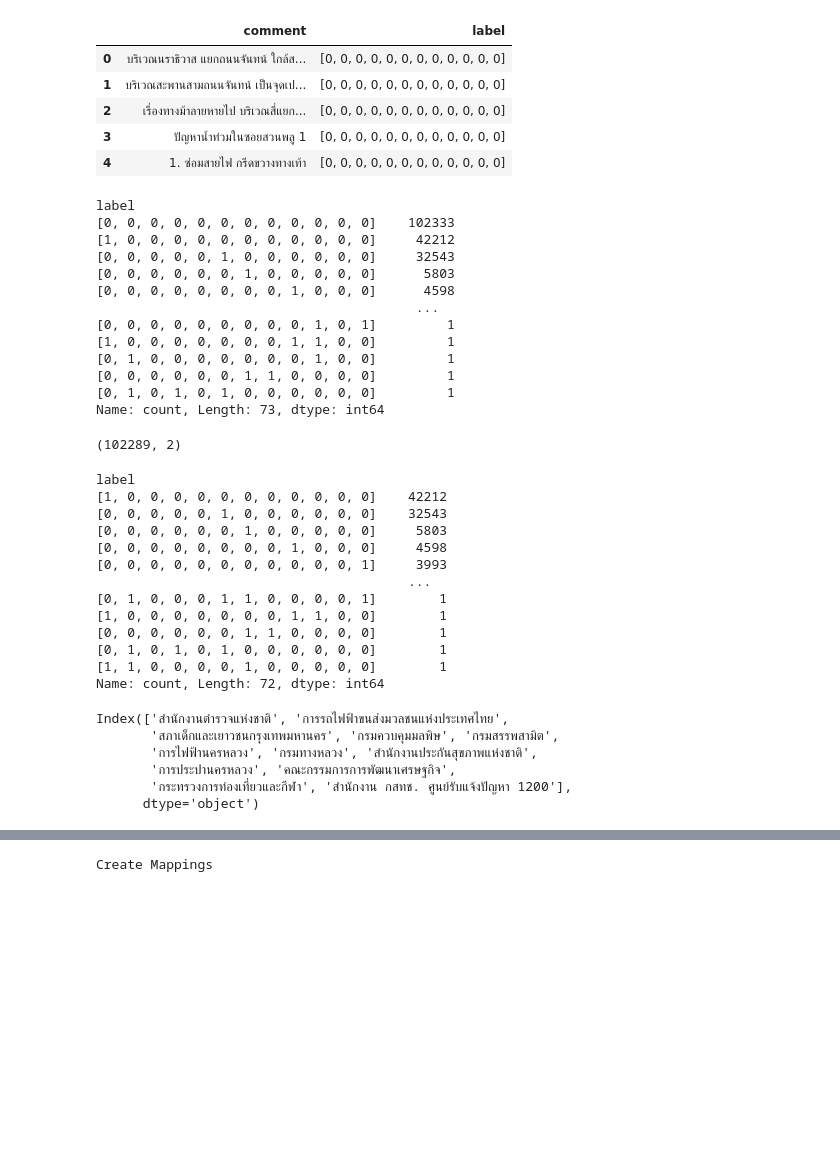
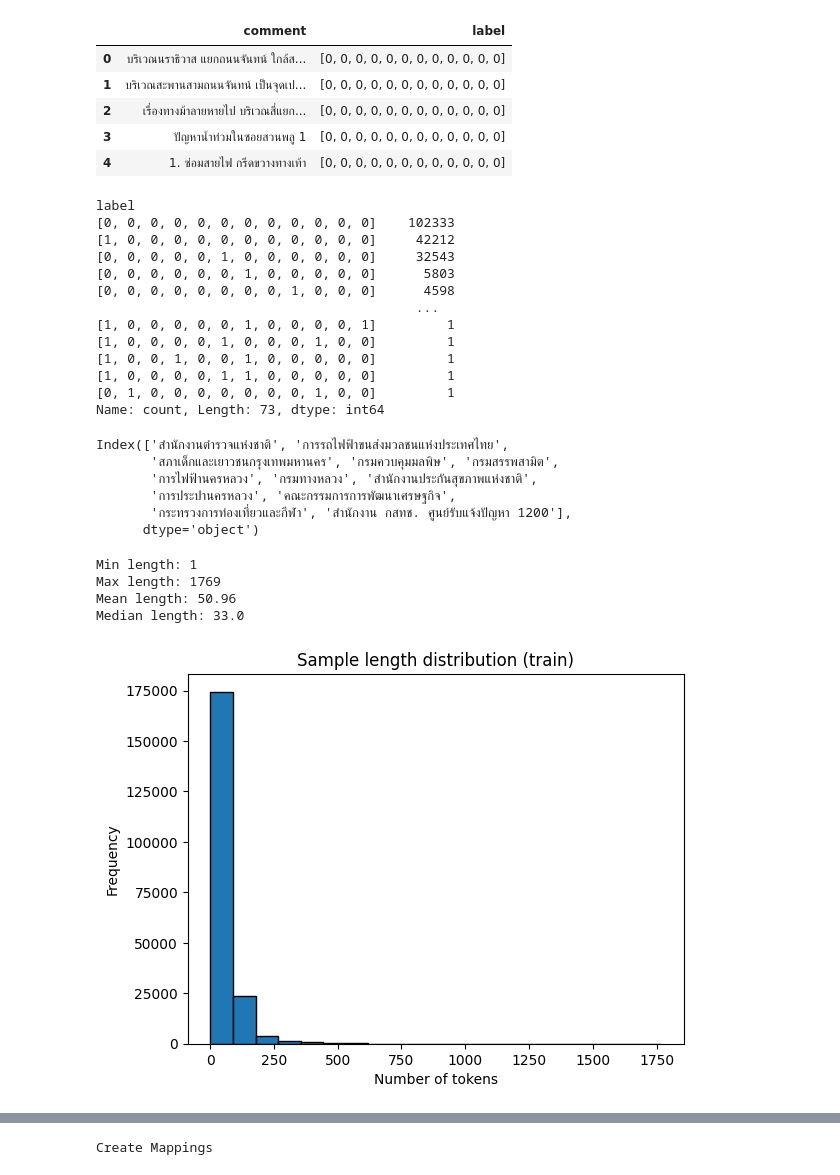
Before and after one commit to bookpanda/2110446-DATA-SCI-ENG, a Jupyter notebook: kaggle/midterm-traffy.ipynb, the cells around one changed output, grey strips where cells are left out. Saved outputs shown, nothing was run; the diff lists cells and outputs as text; code cells hidden in the pictures; blank space fills up the shorter version.

```diff
--- a/kaggle/midterm-traffy.ipynb
+++ b/kaggle/midterm-traffy.ipynb
@@ -53,8 +57,8 @@ VBox(children=(HTML(value='<center> <img\nsrc=https://huggingface.co/front/asset
 # %%
-# train_df = pd.read_csv('train.csv')
-# test_df = pd.read_csv('test.csv')
-train_df = pd.read_csv('/kaggle/input/dataset/train.csv')
-test_df = pd.read_csv('/kaggle/input/dataset/test.csv')
+train_df = pd.read_csv('train.csv')
+test_df = pd.read_csv('test.csv')
+# train_df = pd.read_csv('/kaggle/input/dataset/train.csv')
+# test_df = pd.read_csv('/kaggle/input/dataset/test.csv')
 train_df.head()
 # %% [output]
 |  | id | comment | สำนักงานตำรวจแห่งชาติ | การรถไฟฟ้าขนส่งมวลชนแห่งประเทศไทย | สภาเด็กและเยาวชนกรุงเทพมหานคร | กรมควบคุมมลพิษ | ... |
@@ -119,31 +123,12 @@ label
 [0, 0, 0, 0, 0, 0, 1, 0, 0, 0, 0, 0]      5803
 [0, 0, 0, 0, 0, 0, 0, 0, 1, 0, 0, 0]      4598
                                          ...
-[0, 0, 0, 0, 0, 0, 0, 0, 0, 1, 0, 1]         1
-[1, 0, 0, 0, 0, 0, 0, 0, 1, 1, 0, 0]         1
+[1, 0, 0, 0, 0, 0, 1, 0, 0, 0, 0, 1]         1
+[1, 0, 0, 0, 0, 1, 0, 0, 0, 1, 0, 0]         1
+[1, 0, 0, 1, 0, 0, 1, 0, 0, 0, 0, 0]         1
+[1, 0, 0, 0, 0, 1, 1, 0, 0, 0, 0, 0]         1
 [0, 1, 0, 0, 0, 0, 0, 0, 0, 1, 0, 0]         1
-[0, 0, 0, 0, 0, 0, 1, 1, 0, 0, 0, 0]         1
-[0, 1, 0, 1, 0, 1, 0, 0, 0, 0, 0, 0]         1
 Name: count, Length: 73, dtype: int64
-# %%
-train_df = train_df.loc[train_df['label'].apply(lambda x: sum(x) != 0)]
-print(train_df.shape)
-train_df['label'].value_counts()
-# %% [output]
-(102289, 2)
-label
-[1, 0, 0, 0, 0, 0, 0, 0, 0, 0, 0, 0]    42212
-[0, 0, 0, 0, 0, 1, 0, 0, 0, 0, 0, 0]    32543
-[0, 0, 0, 0, 0, 0, 1, 0, 0, 0, 0, 0]     5803
-[0, 0, 0, 0, 0, 0, 0, 0, 1, 0, 0, 0]     4598
-[0, 0, 0, 0, 0, 0, 0, 0, 0, 0, 0, 1]     3993
-                                        ...
-[0, 1, 0, 0, 0, 1, 1, 0, 0, 0, 0, 1]        1
-[1, 0, 0, 0, 0, 0, 0, 0, 1, 1, 0, 0]        1
-[0, 0, 0, 0, 0, 0, 1, 1, 0, 0, 0, 0]        1
-[0, 1, 0, 1, 0, 1, 0, 0, 0, 0, 0, 0]        1
-[1, 1, 0, 0, 0, 0, 1, 0, 0, 0, 0, 0]        1
-Name: count, Length: 72, dtype: int64
 # %%
 contacts
 # %% [output]
@@ -153,3 +138,26 @@ Index(['สำนักงานตำรวจแห่งชาติ', 'ก
        'การประปานครหลวง', 'คณะกรรมการการพัฒนาเศรษฐกิจ',
        'กระทรวงการท่องเที่ยวและกีฬา', 'สำนักงาน กสทช. ศูนย์รับแจ้งปัญหา 1200'],
       dtype='object')
+# %%
+def plot_sample_length(lengths: list[int], title: str):
+    print(f"Min length: {min(lengths)}")
+    print(f"Max length: {max(lengths)}")
+    print(f"Mean length: {np.mean(lengths):.2f}")
+    print(f"Median length: {np.median(lengths)}")
+
+    plt.hist(lengths, bins=20, edgecolor='black')
+    plt.xlabel('Number of tokens')
+    plt.ylabel('Frequency')
+    plt.title(title)
+    plt.show()
+# %%
+train_lengths = [len(word_tokenize(d)) for d in tqdm(train_df['comment'])]
+test_lengths = [len(word_tokenize(d)) for d in tqdm(test_df['comment'])]
+# %%
+plot_sample_length(train_lengths, 'Sample length distribution (train)')
+# %% [output]
+Min length: 1
+Max length: 1769
+Mean length: 50.96
+Median length: 33.0
+[figure, added]
```
Also changed, not shown: parts of 18 cells of this notebook.
